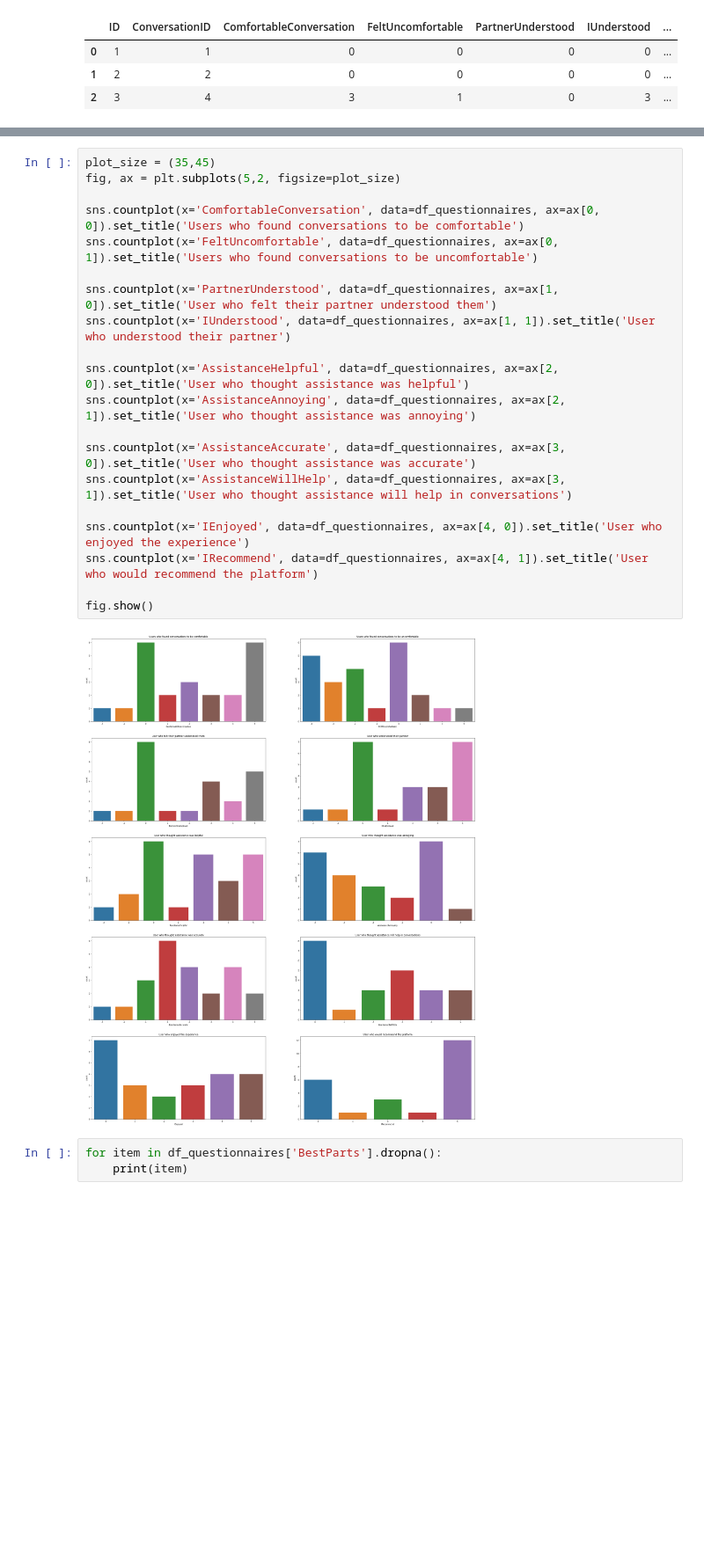
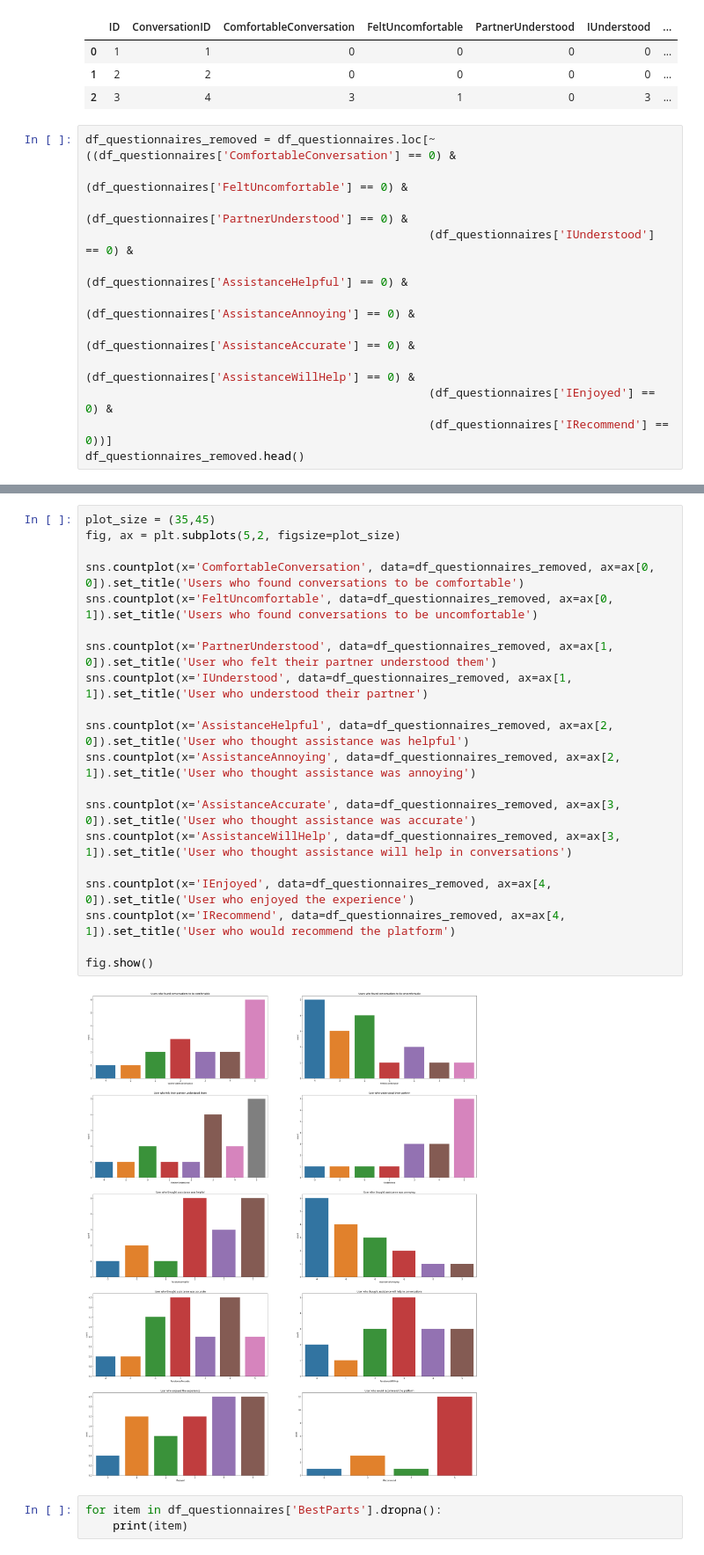
Before and after one commit to Tejas-Nanaware/Towards-Assisting-Human-Human-Conversations, a Jupyter notebook: src/Analysis/Data Analysis.ipynb, the cells around one changed output, grey strips where cells are left out. Shown: that part at 88% size. Saved outputs shown, nothing was run; the diff lists cells and outputs as text; blank space fills up the shorter version.

Commit message:
Updated figures for final draft of thesis

```diff
--- a/src/Analysis/Data Analysis.ipynb
+++ b/src/Analysis/Data Analysis.ipynb
@@ -94,3 +110,15 @@ df_questionnaires.head(3)
 | 0 | 1 | 1 | 0 | 0 | 0 | 0 | ... |
 | 1 | 2 | 2 | 0 | 0 | 0 | 0 | ... |
 | 2 | 3 | 4 | 3 | 1 | 0 | 3 | ... |
+# %%
+df_questionnaires_removed = df_questionnaires.loc[~((df_questionnaires['ComfortableConversation'] == 0) &
+                                                  (df_questionnaires['FeltUncomfortable'] == 0) &
+                                                  (df_questionnaires['PartnerUnderstood'] == 0) &
+                                                  (df_questionnaires['IUnderstood'] == 0) &
+                                                  (df_questionnaires['AssistanceHelpful'] == 0) &
+                                                  (df_questionnaires['AssistanceAnnoying'] == 0) &
+                                                  (df_questionnaires['AssistanceAccurate'] == 0) &
+                                                  (df_questionnaires['AssistanceWillHelp'] == 0) &
+                                                  (df_questionnaires['IEnjoyed'] == 0) &
+                                                  (df_questionnaires['IRecommend'] == 0))]
+df_questionnaires_removed.head()
@@ -97,25 +179,25 @@ df_questionnaires.head(3)
 # %%
 plot_size = (35,45)
 fig, ax = plt.subplots(5,2, figsize=plot_size)
 
-sns.countplot(x='ComfortableConversation', data=df_questionnaires, ax=ax[0, 0]).set_title('Users who found conversations to be comfortable')
-sns.countplot(x='FeltUncomfortable', data=df_questionnaires, ax=ax[0, 1]).set_title('Users who found conversations to be uncomfortable')
+sns.countplot(x='ComfortableConversation', data=df_questionnaires_removed, ax=ax[0, 0]).set_title('Users who found conversations to be comfortable')
+sns.countplot(x='FeltUncomfortable', data=df_questionnaires_removed, ax=ax[0, 1]).set_title('Users who found conversations to be uncomfortable')
 
-sns.countplot(x='PartnerUnderstood', data=df_questionnaires, ax=ax[1, 0]).set_title('User who felt their partner understood them')
-sns.countplot(x='IUnderstood', data=df_questionnaires, ax=ax[1, 1]).set_title('User who understood their partner')
+sns.countplot(x='PartnerUnderstood', data=df_questionnaires_removed, ax=ax[1, 0]).set_title('User who felt their partner understood them')
+sns.countplot(x='IUnderstood', data=df_questionnaires_removed, ax=ax[1, 1]).set_title('User who understood their partner')
 
-sns.countplot(x='AssistanceHelpful', data=df_questionnaires, ax=ax[2, 0]).set_title('User who thought assistance was helpful')
-sns.countplot(x='AssistanceAnnoying', data=df_questionnaires, ax=ax[2, 1]).set_title('User who thought assistance was annoying')
+sns.countplot(x='AssistanceHelpful', data=df_questionnaires_removed, ax=ax[2, 0]).set_title('User who thought assistance was helpful')
+sns.countplot(x='AssistanceAnnoying', data=df_questionnaires_removed, ax=ax[2, 1]).set_title('User who thought assistance was annoying')
 
-sns.countplot(x='AssistanceAccurate', data=df_questionnaires, ax=ax[3, 0]).set_title('User who thought assistance was accurate')
-sns.countplot(x='AssistanceWillHelp', data=df_questionnaires, ax=ax[3, 1]).set_title('User who thought assistance will help in conversations')
+sns.countplot(x='AssistanceAccurate', data=df_questionnaires_removed, ax=ax[3, 0]).set_title('User who thought assistance was accurate')
+sns.countplot(x='AssistanceWillHelp', data=df_questionnaires_removed, ax=ax[3, 1]).set_title('User who thought assistance will help in conversations')
 
-sns.countplot(x='IEnjoyed', data=df_questionnaires, ax=ax[4, 0]).set_title('User who enjoyed the experience')
-sns.countplot(x='IRecommend', data=df_questionnaires, ax=ax[4, 1]).set_title('User who would recommend the platform')
+sns.countplot(x='IEnjoyed', data=df_questionnaires_removed, ax=ax[4, 0]).set_title('User who enjoyed the experience')
+sns.countplot(x='IRecommend', data=df_questionnaires_removed, ax=ax[4, 1]).set_title('User who would recommend the platform')
 
 fig.show()
 # %% [output]
-[figure, old version]
+[figure, new version]
 # %%
 for item in df_questionnaires['BestParts'].dropna():
     print(item)
```
Also changed, not shown: parts of 24 cells of this notebook, 1 other file.
